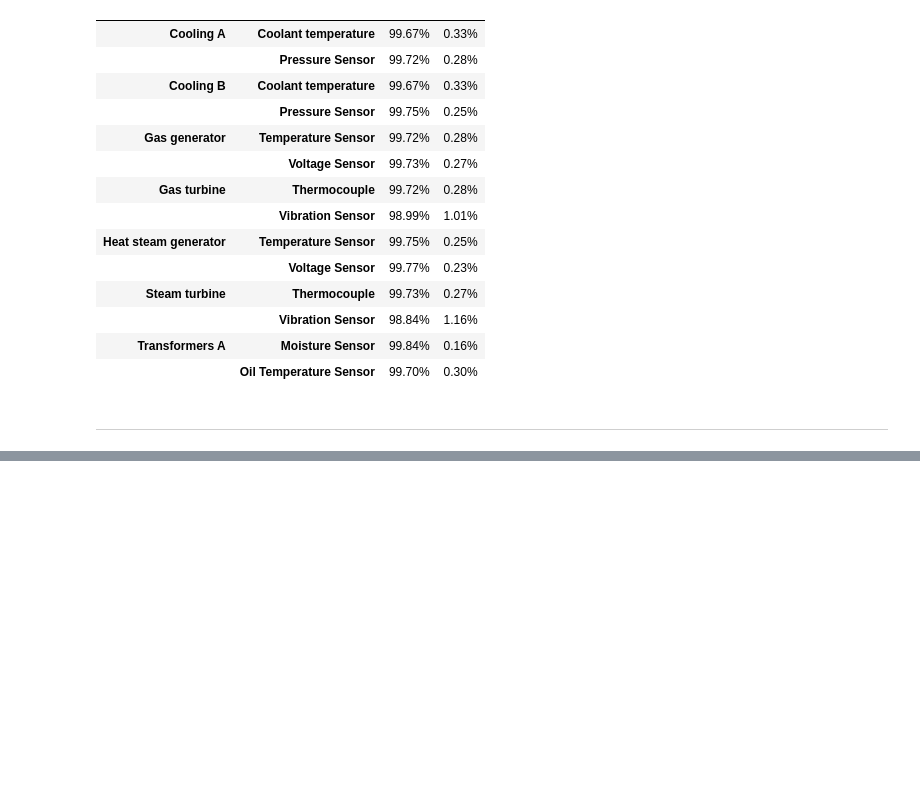
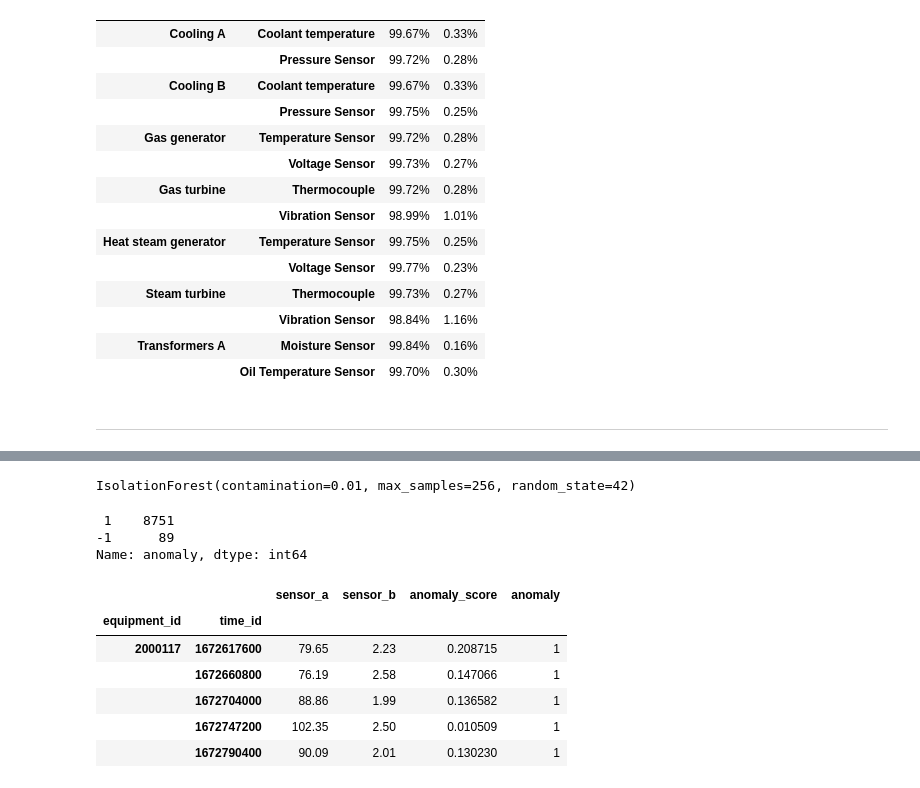
Before and after one commit to Jorhp90/arkham_challenge, a Jupyter notebook: anomaly_detection.ipynb, the cells around one changed output, grey strips where cells are left out. Cells and saved outputs as stored; diff of their text form; code cells hidden in the pictures; blank space fills up the shorter version.

```diff
--- a/anomaly_detection.ipynb
+++ b/anomaly_detection.ipynb
@@ -103,0 +177,11 @@ df.groupby(['equipment_name','sensor_name']).anomaly.value_counts(1).unstack().s
+# %%
+# instance
+iso_forest_cooling_a = IsolationForest(
+    n_estimators=n_estimators,
+    contamination=contamination,
+    max_samples=sample_size,
+    random_state=42)
+# %%
+iso_forest_cooling_a.fit(cooling_a_features)
+# %% [output]
+IsolationForest(contamination=0.01, max_samples=256, random_state=42)
@@ -103,0 +192,16 @@ df.groupby(['equipment_name','sensor_name']).anomaly.value_counts(1).unstack().s
+# %%
+df_cooling_a.anomaly.value_counts()
+# %% [output]
+ 1    8751
+-1      89
+Name: anomaly, dtype: int64
+# %%
+df_cooling_a.head()
+# %% [output]
+|  |  | sensor_a | sensor_b | anomaly_score | anomaly |
+| equipment_id | time_id |  |  |  |  |
+| 2000117 | 1672617600 | 79.65 | 2.23 | 0.208715 | 1 |
+|  | 1672660800 | 76.19 | 2.58 | 0.147066 | 1 |
+|  | 1672704000 | 88.86 | 1.99 | 0.136582 | 1 |
+|  | 1672747200 | 102.35 | 2.50 | 0.010509 | 1 |
+|  | 1672790400 | 90.09 | 2.01 | 0.130230 | 1 |
```
Also changed, not shown: parts of 21 cells of this notebook.
